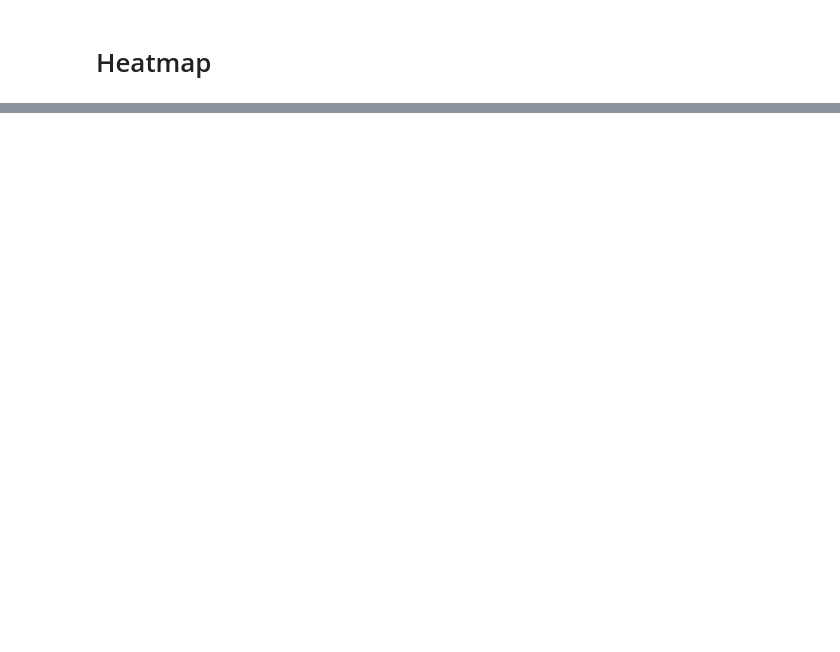
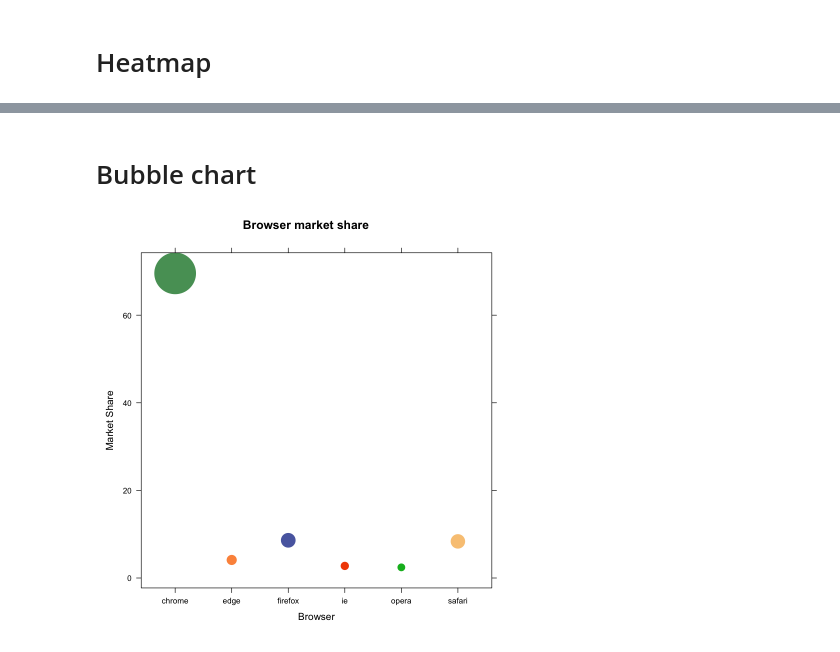
Before and after one commit to ngum17/vizualizace, a Jupyter notebook: R/lattice.ipynb, the cells around one changed output, grey strips where cells are left out. Cells and saved outputs as stored; diff of their text form; code cells hidden in the pictures; blank space fills up the shorter version.

```diff
--- a/R/lattice.ipynb
+++ b/R/lattice.ipynb
@@ -123,0 +171,26 @@ levelplot(correlation_matrix,
+# %% [markdown]
+# Bubble chart
+# %%
+# Load the lattice package
+library(lattice)
+
+# Data
+browser_market_share <- data.frame(
+  browsers = c('firefox', 'chrome', 'safari', 'edge', 'ie', 'opera'),
+  market_share = c(8.61, 69.55, 8.36, 4.12, 2.76, 2.43),
+  color = c('#5A69AF', '#579E65', '#F9C784', '#FC944A', '#F24C00', '#00B825')
+)
+
+# Convert 'browsers' to a factor
+browser_market_share$browsers <- as.factor(browser_market_share$browsers)
+
+# Create a bubble chart
+xyplot(market_share ~ browsers, data = browser_market_share,
+       cex = sqrt(browser_market_share$market_share),
+       col = browser_market_share$color,
+       xlab = "Browser", ylab = "Market Share",
+       main = "Browser market share",
+       pch = 16,
+       strip = strip.custom(bg = 'white', par.strip.text = list(cex = 0.75)))
+# %% [output]
+[figure, added]
```
Also changed, not shown: parts of 23 cells of this notebook, 32 other files.
